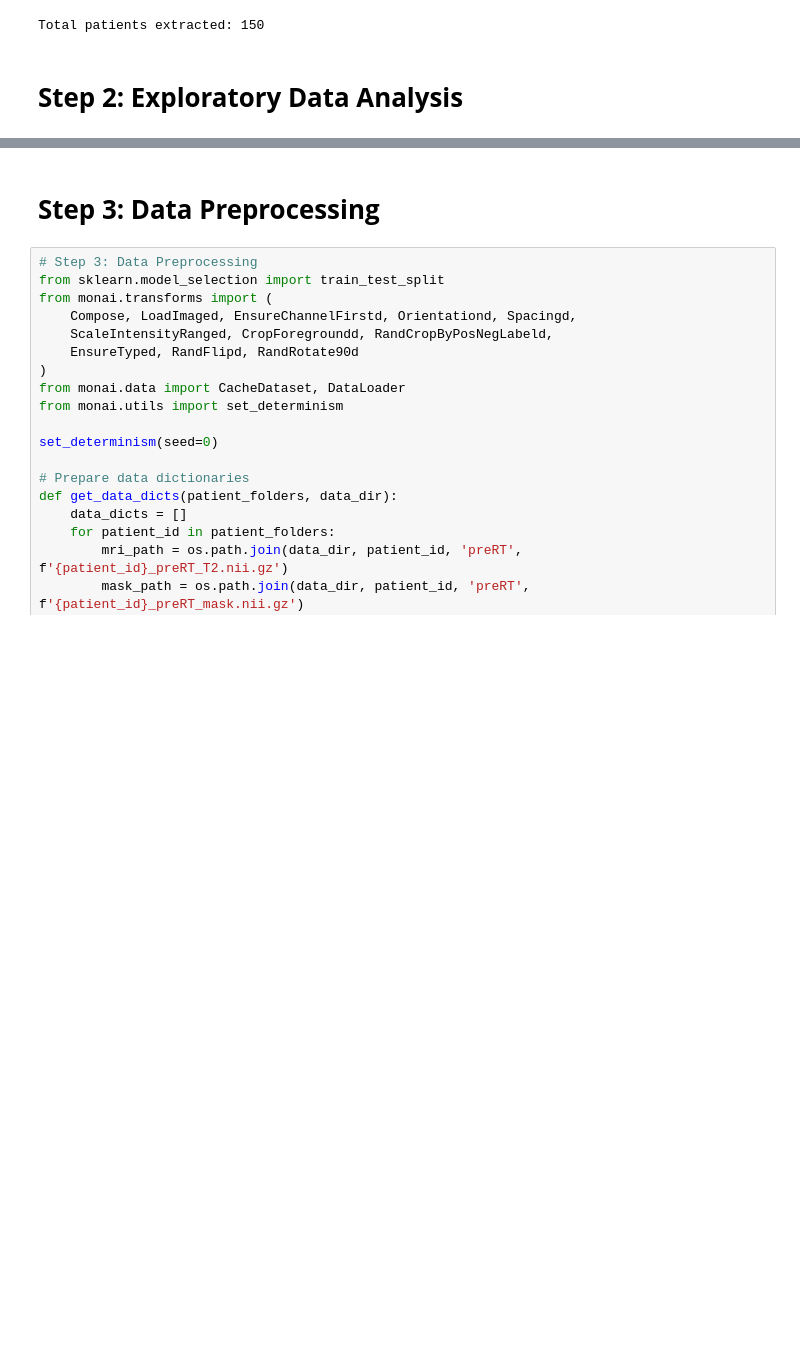
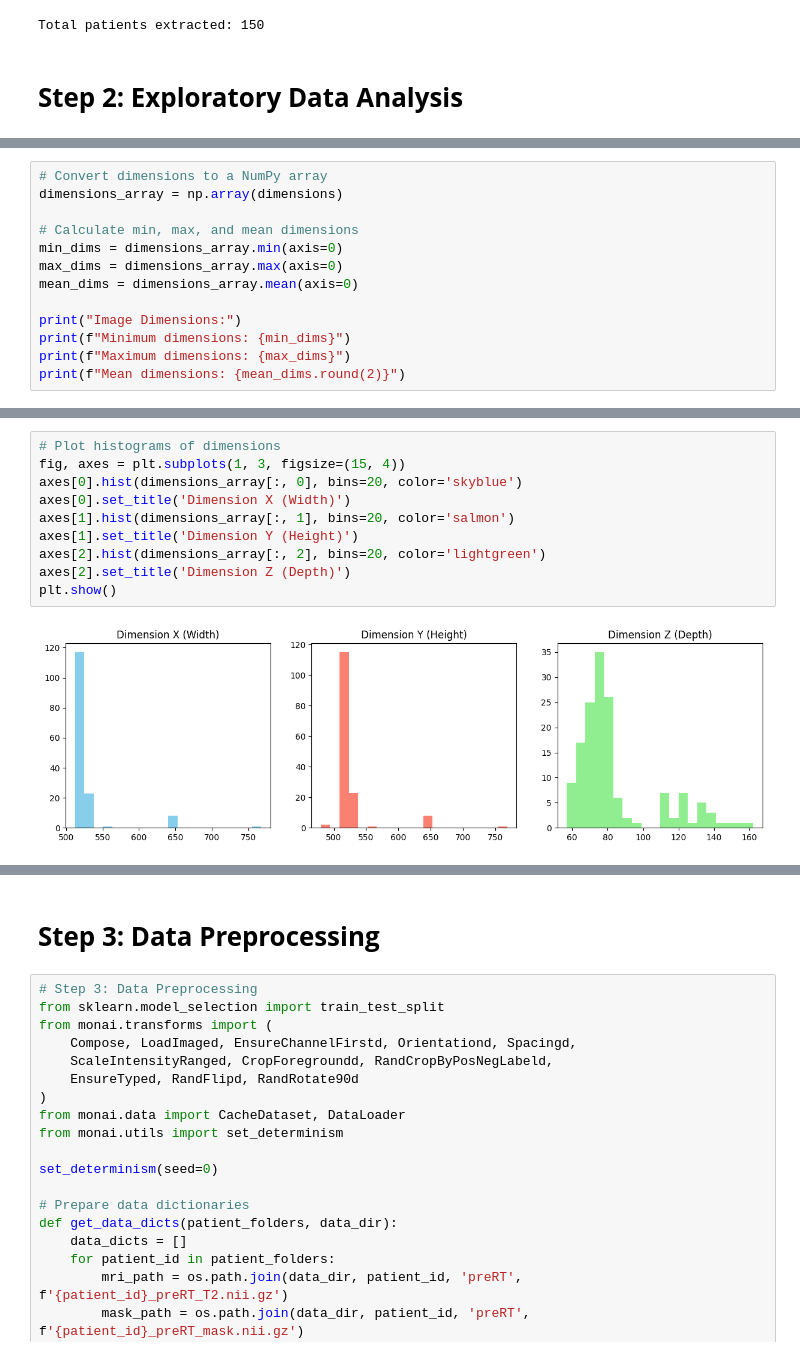
Before and after one commit to bjorneme/TDT17_mini_project, a Jupyter notebook: main.ipynb, the cells around one changed output, grey strips where cells are left out. Saved outputs shown, nothing was run; the diff lists cells and outputs as text; blank space fills up the shorter version.

```diff
--- a/main.ipynb
+++ b/main.ipynb
@@ -63,0 +96,13 @@ Total patients extracted: 150
+# %%
+# Convert dimensions to a NumPy array
+dimensions_array = np.array(dimensions)
+
+# Calculate min, max, and mean dimensions
+min_dims = dimensions_array.min(axis=0)
+max_dims = dimensions_array.max(axis=0)
+mean_dims = dimensions_array.mean(axis=0)
+
+print("Image Dimensions:")
+print(f"Minimum dimensions: {min_dims}")
+print(f"Maximum dimensions: {max_dims}")
+print(f"Mean dimensions: {mean_dims.round(2)}")
@@ -63,0 +132,12 @@ Total patients extracted: 150
+# %%
+# Plot histograms of dimensions
+fig, axes = plt.subplots(1, 3, figsize=(15, 4))
+axes[0].hist(dimensions_array[:, 0], bins=20, color='skyblue')
+axes[0].set_title('Dimension X (Width)')
+axes[1].hist(dimensions_array[:, 1], bins=20, color='salmon')
+axes[1].set_title('Dimension Y (Height)')
+axes[2].hist(dimensions_array[:, 2], bins=20, color='lightgreen')
+axes[2].set_title('Dimension Z (Depth)')
+plt.show()
+# %% [output]
+[figure, added]
```
Also changed, not shown: parts of 12 cells of this notebook.
